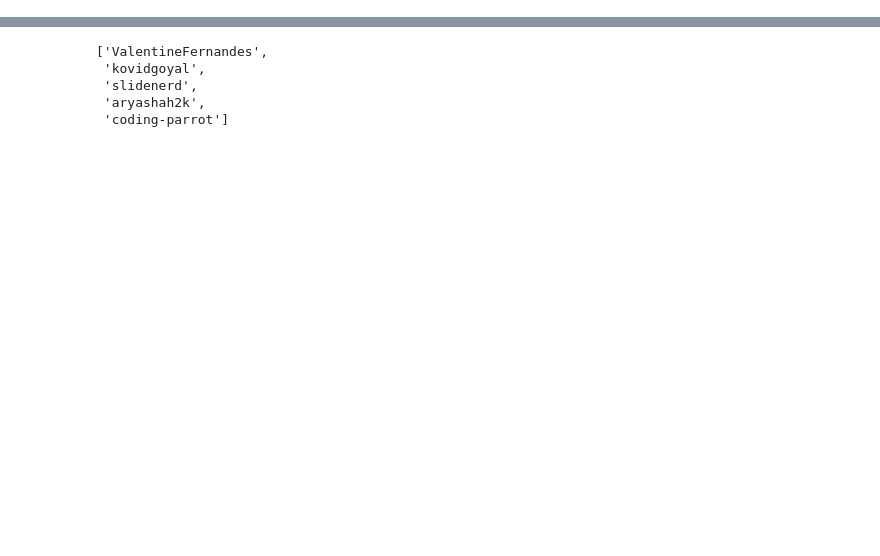
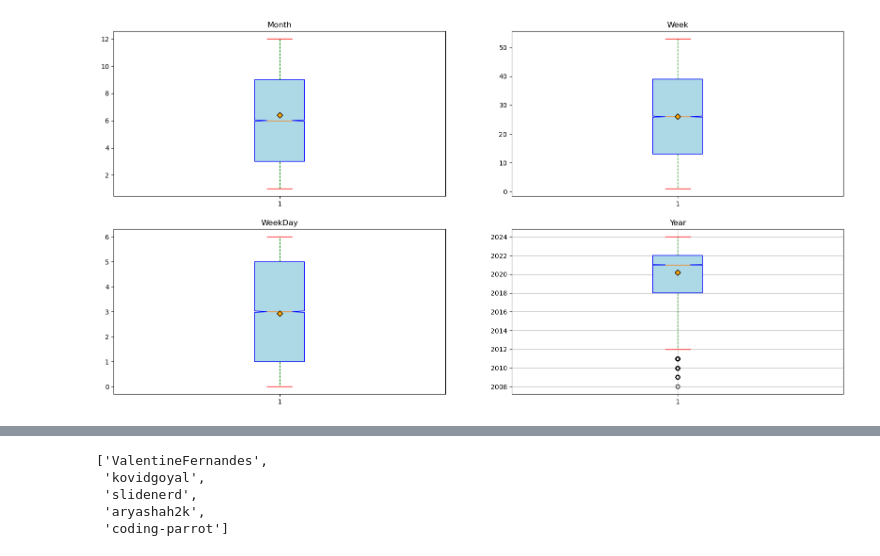
Before and after one commit to rahul-jha-2001/TDS, a Jupyter notebook: analysis.ipynb, the cells around one changed output, grey strips where cells are left out. Cells and saved outputs as stored; diff of their text form; code cells hidden in the pictures; blank space fills up the shorter version.

```diff
--- a/analysis.ipynb
+++ b/analysis.ipynb
@@ -44,0 +201,54 @@ Users
+# %%
+fig,ax = plt.subplots(nrows= 2 ,ncols=2,figsize=(20, 10))
+
+
+ax[0,0].boxplot(x = repos["Month"],
+            patch_artist=True,                 # Fill the boxes
+            notch=True,                        # Add notches
+            showfliers=True,                   # Show outliers
+            showmeans=True,                    # Show the mean
+            boxprops=dict(facecolor="lightblue", color="blue"),   # Customize box
+            meanprops=dict(marker="D", markerfacecolor="orange", markeredgecolor="black"),  # Customize mean
+            whiskerprops=dict(color="green", linestyle="--"),    # Customize whiskers
+            capprops=dict(color="red") )
+ax[0,0].set_title("Month")
+
+ax[0,1].boxplot(x = repos["Week"],
+            patch_artist=True,                 # Fill the boxes
+            notch=True,                        # Add notches
+            showfliers=True,                   # Show outliers
+            showmeans=True,                    # Show the mean
+            boxprops=dict(facecolor="lightblue", color="blue"),   # Customize box
+            meanprops=dict(marker="D", markerfacecolor="orange", markeredgecolor="black"),  # Customize mean
+            whiskerprops=dict(color="green", linestyle="--"),    # Customize whiskers
+            capprops=dict(color="red") )
+ax[0,1].set_title("Week")
+
+ax[1,0].boxplot(x = repos["WeekDay"],
+            patch_artist=True,                 # Fill the boxes
+            notch=True,                        # Add notches
+            showfliers=True,                   # Show outliers
+            showmeans=True,                    # Show the mean
+            boxprops=dict(facecolor="lightblue", color="blue"),   # Customize box
+            meanprops=dict(marker="D", markerfacecolor="orange", markeredgecolor="black"),  # Customize mean
+            whiskerprops=dict(color="green", linestyle="--"),    # Customize whiskers
+            capprops=dict(color="red")  )
+ax[1,0].set_title("WeekDay")
+
+
+ax[1,1].boxplot(x = repos["Year"],
+            patch_artist=True,                 # Fill the boxes
+            notch=True,                        # Add notches
+            showfliers=True,                   # Show outliers
+            showmeans=True,                    # Show the mean
+            boxprops=dict(facecolor="lightblue", color="blue"),   # Customize box
+            meanprops=dict(marker="D", markerfacecolor="orange", markeredgecolor="black"),  # Customize mean
+            whiskerprops=dict(color="green", linestyle="--"),    # Customize whiskers
+            capprops=dict(color="red") )
+ax[1,1].set_title("Year")
+
+plt.grid(True)
+
+plt.show()
+# %% [output]
+[figure, added]
```
Also changed, not shown: parts of 48 cells of this notebook.
